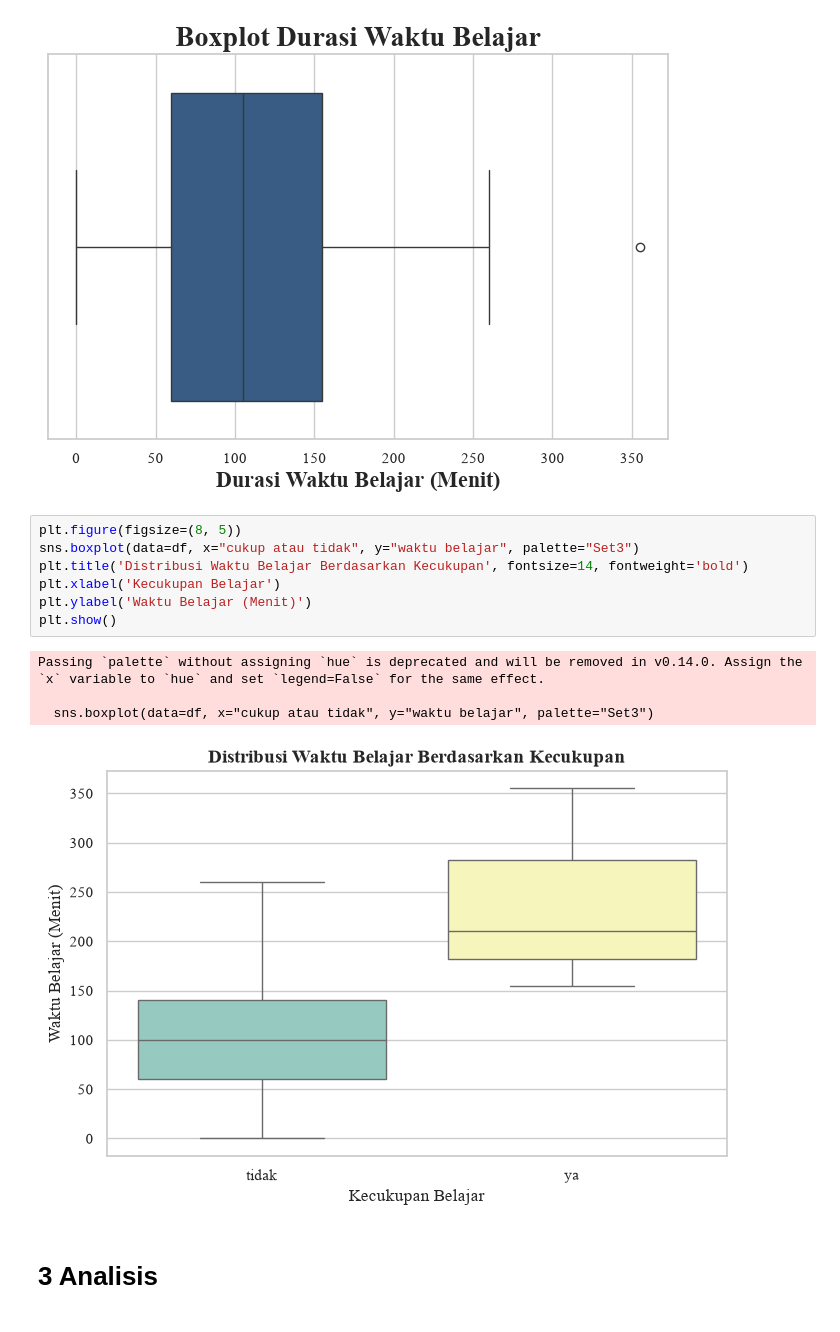
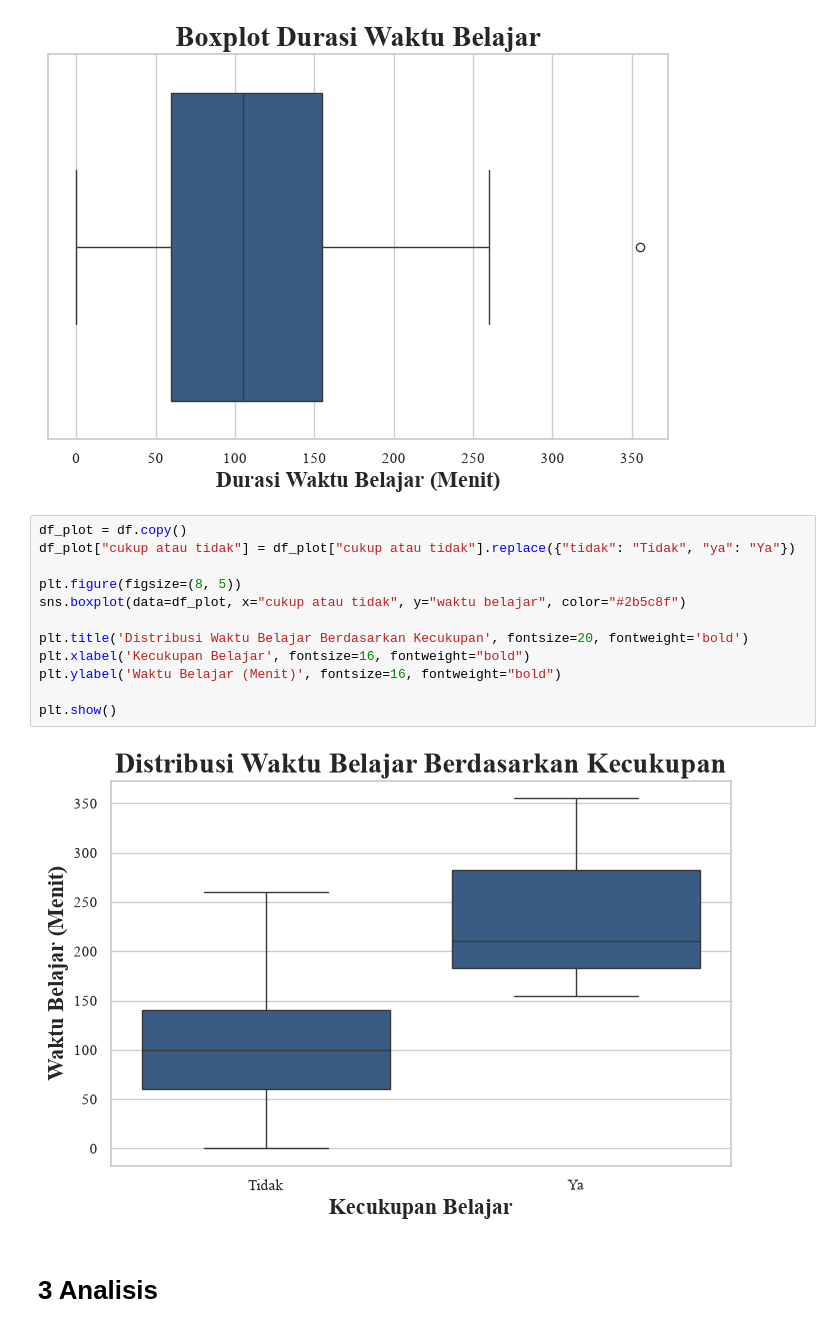
Before and after one commit to ahzasasa/analisis-metode-sampling, a Jupyter notebook: analisis.ipynb, the cells around one changed output. Drawn from its saved outputs; the diff is of its cells as text.

```diff
--- a/analisis.ipynb
+++ b/analisis.ipynb
@@ -212,17 +182,19 @@ plt.show()
 # %% [output]
 [figure]
 # %%
+df_plot = df.copy()
+df_plot["cukup atau tidak"] = df_plot["cukup atau tidak"].replace({"tidak": "Tidak", "ya": "Ya"})
+
 plt.figure(figsize=(8, 5))
-sns.boxplot(data=df, x="cukup atau tidak", y="waktu belajar", palette="Set3")
-plt.title('Distribusi Waktu Belajar Berdasarkan Kecukupan', fontsize=14, fontweight='bold')
-plt.xlabel('Kecukupan Belajar')
-plt.ylabel('Waktu Belajar (Menit)')
+sns.boxplot(data=df_plot, x="cukup atau tidak", y="waktu belajar", color="#2b5c8f")
+
+plt.title('Distribusi Waktu Belajar Berdasarkan Kecukupan', fontsize=20, fontweight='bold')
+plt.xlabel('Kecukupan Belajar', fontsize=16, fontweight="bold")
+plt.ylabel('Waktu Belajar (Menit)', fontsize=16, fontweight="bold")
+
 plt.show()
 # %% [output]
-Passing `palette` without assigning `hue` is deprecated and will be removed in v0.14.0. Assign the `x` variable to `hue` and set `legend=False` for the same effect.
-
-  sns.boxplot(data=df, x="cukup atau tidak", y="waktu belajar", palette="Set3")
-[figure, old version]
+[figure, new version]
 # %% [markdown]
 # 3 Analisis
 # %% [markdown]
```
Also changed, not shown: parts of 1 cell of this notebook.
